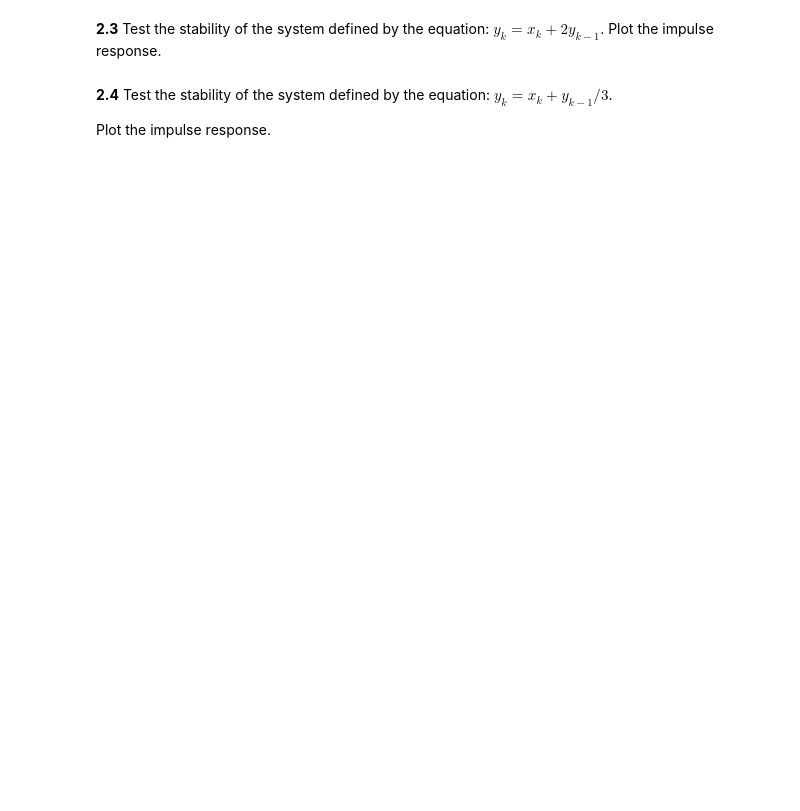
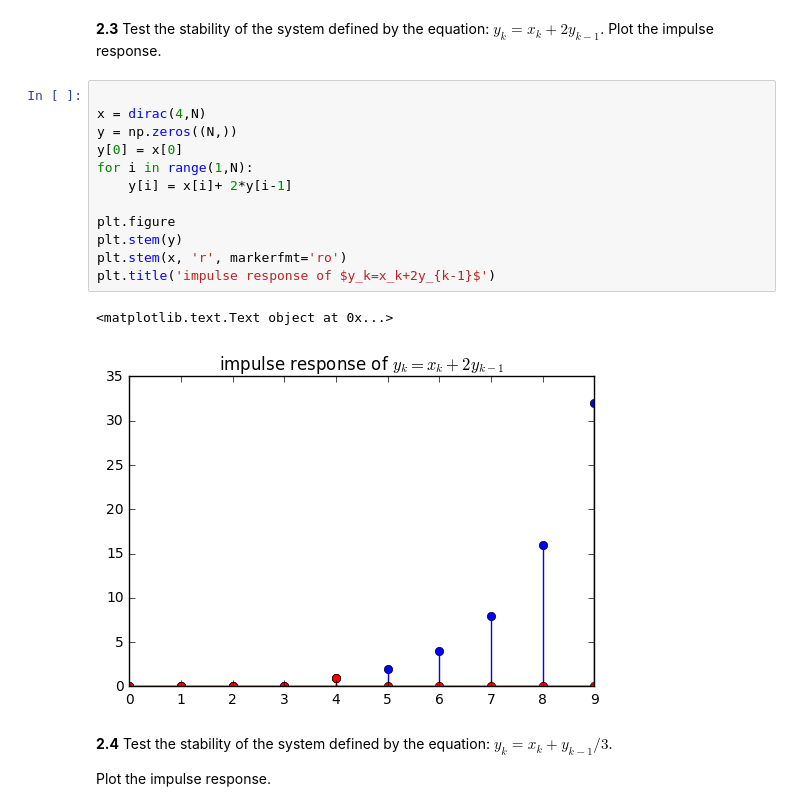
Before and after one commit to springlcx/DSP-TP-1617, a Jupyter notebook: Lab2/python/Lab2.ipynb, the cells around one changed output. Drawn from its saved outputs; the diff is of its cells as text; blank space fills up the shorter version.

```diff
--- a/Lab2/python/Lab2.ipynb
+++ b/Lab2/python/Lab2.ipynb
@@ -138,5 +162,20 @@ TypeError: 'int' object has no attribute '__getitem__'
 # %% [markdown]
 **2.3** Test the stability of the system defined by the equation: $y_k=x_k+2y_{k-1}$. Plot the impulse response.
+# %%
+
+x = dirac(4,N)
+y = np.zeros((N,))
+y[0] = x[0]
+for i in range(1,N):
+    y[i] = x[i]+ 2*y[i-1]
+
+plt.figure
+plt.stem(y)
+plt.stem(x, 'r', markerfmt='ro')
+plt.title('impulse response of $y_k=x_k+2y_{k-1}$')
+# %% [output]
+<matplotlib.text.Text object at 0x...>
+[figure, added]
 # %% [markdown]
 **2.4** Test the stability of the system defined by the equation: $y_k=x_k+y_{k-1}/3$.
 
```
Also changed, not shown: parts of 12 cells of this notebook, 3 other files.
